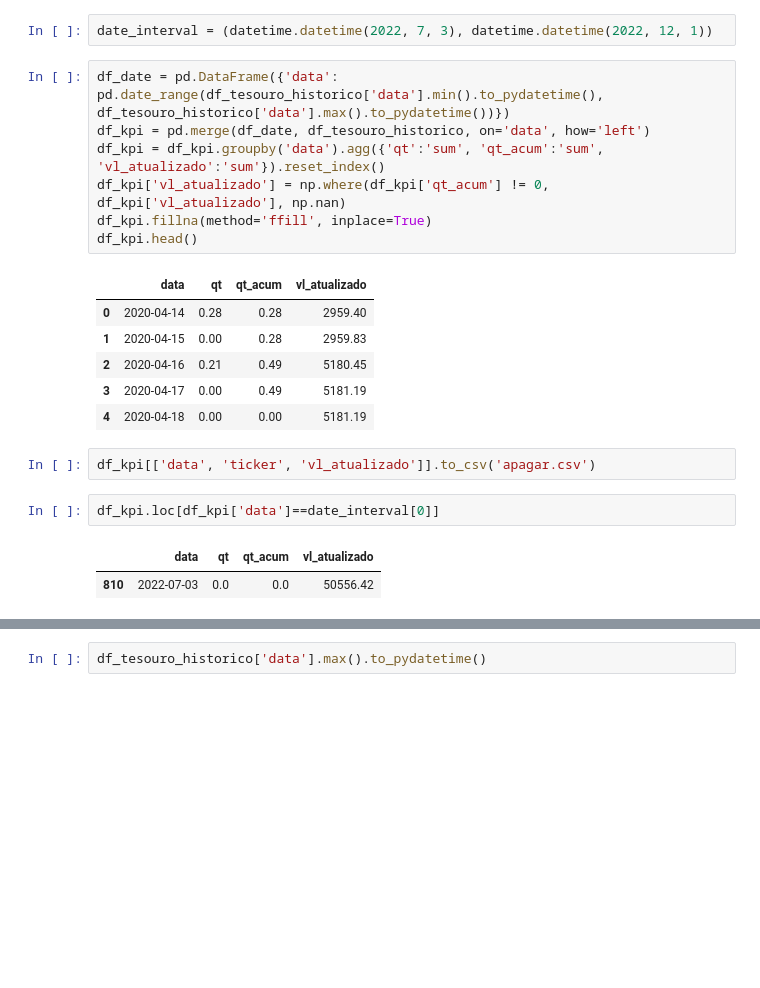
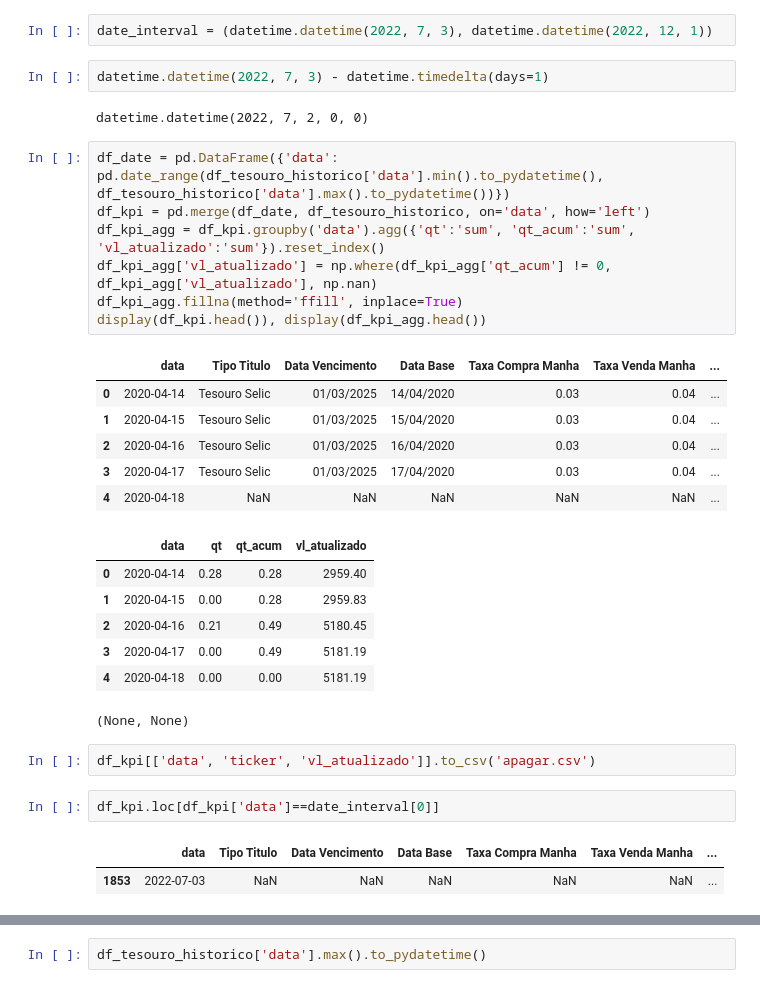
Before and after one commit to rknagao/b3-report, a Jupyter notebook: src/manutencao.ipynb, the cells around one changed output, grey strips where cells are left out. Cells and saved outputs as stored; diff of their text form; blank space fills up the shorter version.

```diff
--- a/src/manutencao.ipynb
+++ b/src/manutencao.ipynb
@@ -188,27 +191,38 @@ tab2.head()
 ### Parte 3: KPI
 # %%
 date_interval = (datetime.datetime(2022, 7, 3), datetime.datetime(2022, 12, 1))
+# %%
+datetime.datetime(2022, 7, 3) - datetime.timedelta(days=1)
+# %% [output]
+datetime.datetime(2022, 7, 2, 0, 0)
 # %%
 df_date = pd.DataFrame({'data': pd.date_range(df_tesouro_historico['data'].min().to_pydatetime(), df_tesouro_historico['data'].max().to_pydatetime())})
 df_kpi = pd.merge(df_date, df_tesouro_historico, on='data', how='left')
-df_kpi = df_kpi.groupby('data').agg({'qt':'sum', 'qt_acum':'sum',  'vl_atualizado':'sum'}).reset_index()
-df_kpi['vl_atualizado'] = np.where(df_kpi['qt_acum'] != 0, df_kpi['vl_atualizado'], np.nan)
-df_kpi.fillna(method='ffill', inplace=True)
-df_kpi.head()
+df_kpi_agg = df_kpi.groupby('data').agg({'qt':'sum', 'qt_acum':'sum',  'vl_atualizado':'sum'}).reset_index()
+df_kpi_agg['vl_atualizado'] = np.where(df_kpi_agg['qt_acum'] != 0, df_kpi_agg['vl_atualizado'], np.nan)
+df_kpi_agg.fillna(method='ffill', inplace=True)
+display(df_kpi.head()), display(df_kpi_agg.head())
 # %% [output]
-|  | data | qt | qt_acum | vl_atualizado |
-| 0 | 2020-04-14 | 0.28 | 0.28 | 2959.40 |
-| 1 | 2020-04-15 | 0.00 | 0.28 | 2959.83 |
-| 2 | 2020-04-16 | 0.21 | 0.49 | 5180.45 |
-| 3 | 2020-04-17 | 0.00 | 0.49 | 5181.19 |
-| 4 | 2020-04-18 | 0.00 | 0.00 | 5181.19 |
+|  | data | Tipo Titulo | Data Vencimento | Data Base | Taxa Compra Manha | Taxa Venda Manha | ... |
+| 0 | 2020-04-14 | Tesouro Selic | 01/03/2025 | 14/04/2020 | 0.03 | 0.04 | ... |
+| 1 | 2020-04-15 | Tesouro Selic | 01/03/2025 | 15/04/2020 | 0.03 | 0.04 | ... |
+| 2 | 2020-04-16 | Tesouro Selic | 01/03/2025 | 16/04/2020 | 0.03 | 0.04 | ... |
+| 3 | 2020-04-17 | Tesouro Selic | 01/03/2025 | 17/04/2020 | 0.03 | 0.04 | ... |
+| 4 | 2020-04-18 | NaN | NaN | NaN | NaN | NaN | ... |
+|  | data | qt | qt_acum | vl_atualizado |
+| 0 | 2020-04-14 | 0.28 | 0.28 | 2959.40 |
+| 1 | 2020-04-15 | 0.00 | 0.28 | 2959.83 |
+| 2 | 2020-04-16 | 0.21 | 0.49 | 5180.45 |
+| 3 | 2020-04-17 | 0.00 | 0.49 | 5181.19 |
+| 4 | 2020-04-18 | 0.00 | 0.00 | 5181.19 |
+(None, None)
 # %%
 df_kpi[['data', 'ticker', 'vl_atualizado']].to_csv('apagar.csv')
 # %%
 df_kpi.loc[df_kpi['data']==date_interval[0]]
 # %% [output]
-|  | data | qt | qt_acum | vl_atualizado |
-| 810 | 2022-07-03 | 0.0 | 0.0 | 50556.42 |
+|  | data | Tipo Titulo | Data Vencimento | Data Base | Taxa Compra Manha | Taxa Venda Manha | ... |
+| 1853 | 2022-07-03 | NaN | NaN | NaN | NaN | NaN | ... |
 # %%
 # Cálculo dos aportes históricos.
 vl_aporte = df_kpi.loc[(df_kpi['qt'] != 0) &
```
Also changed, not shown: parts of 3 cells of this notebook, 5 other files.
